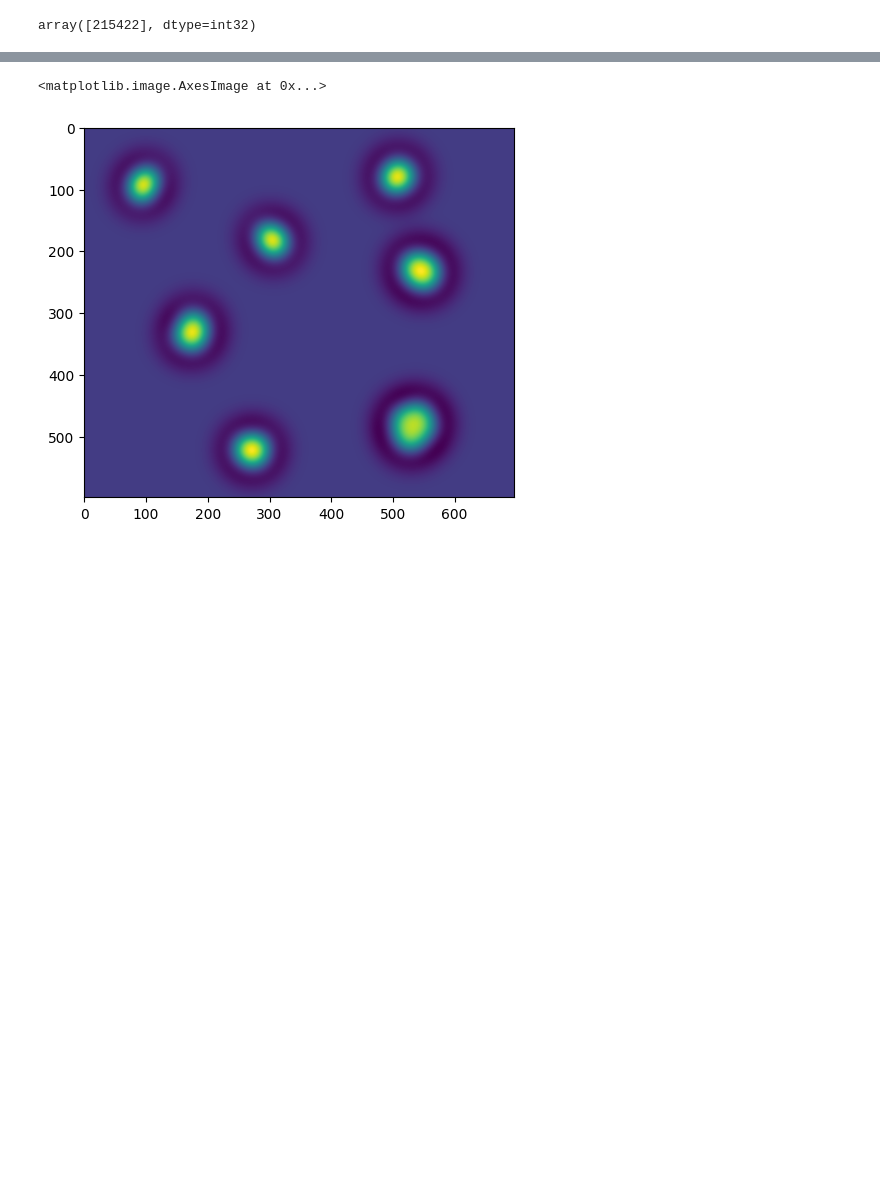
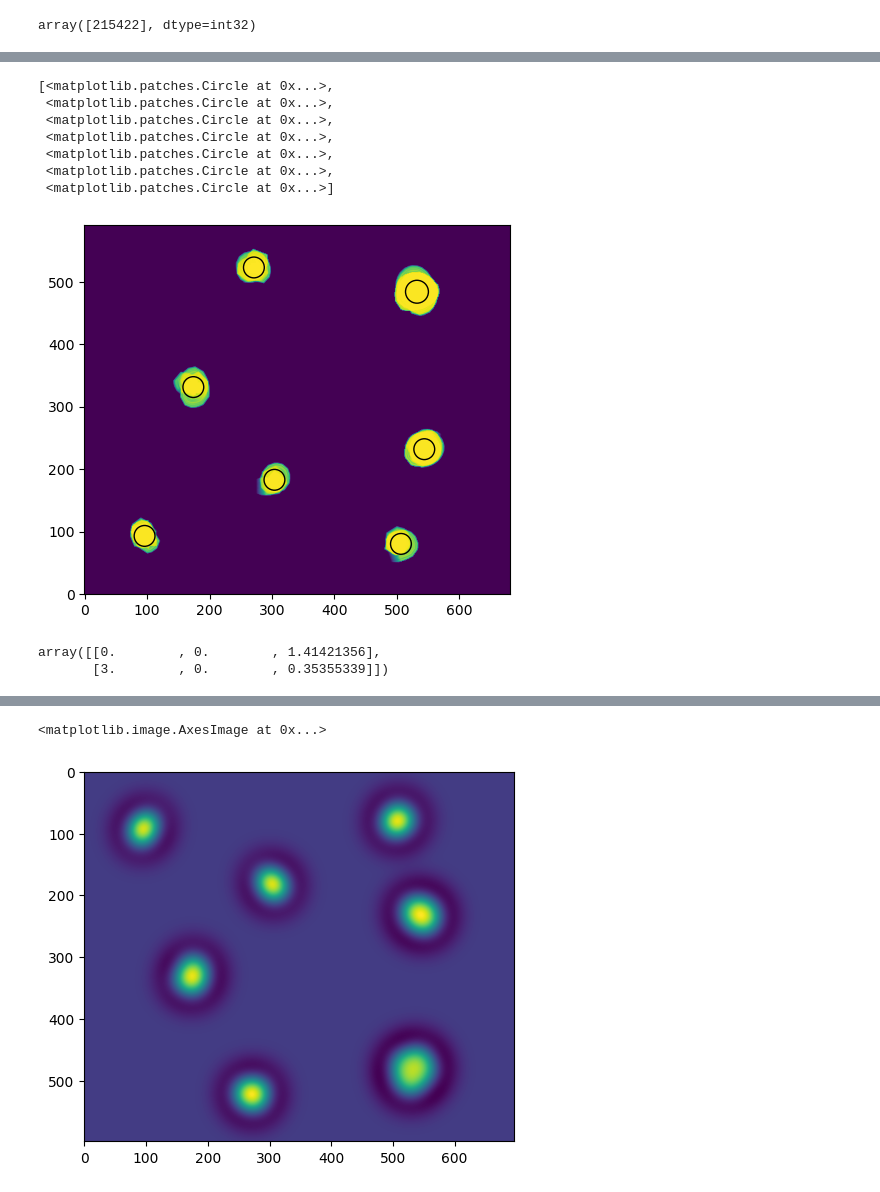
Before and after one commit to amfaber/tracking_optimizations, a Jupyter notebook: gpu-tracking/testing/explore.ipynb, the cells around one changed output, grey strips where cells are left out. Saved outputs shown, nothing was run; the diff lists cells and outputs as text; code cells hidden in the pictures; blank space fills up the shorter version.

```diff
--- a/gpu-tracking/testing/explore.ipynb
+++ b/gpu-tracking/testing/explore.ipynb
@@ -205,0 +225,38 @@ True
+# %%
+res = np.array([
+   0.0,
+    92.98627,
+    95.96606,
+    130442.75,
+    16.666666,
+    0.0,
+    331.374,
+    174.0605,
+    97110.16,
+    16.666666,
+    0.0,
+    522.9718,
+    271.06754,
+    106413.05,
+    16.666666,
+    0.0,
+    182.85509,
+    303.98438,
+    122354.984,
+    16.666666,
+    0.0,
+    80.20427,
+    506.60687,
+    115109.37,
+    16.666666,
+    0.0,
+    231.9041,
+    543.9776,
+    78098.75,
+    16.666666,
+    0.0,
+    484.09412,
+    532.2603,
+    58945.965,
+    18.333332
+]).reshape(-1, 5)
@@ -205,0 +273,15 @@ True
+# %%
+plt.imshow(tifffile.imread("scuffed_blobs_1C_even_dims.tif"), origin="lower")
+[plt.gca().add_patch(plt.Circle((x, y), r, fill = False)) for y, x, r in res[:, (1, 2, 4)]]
+
+# plt.plot(res[:, 2], res[:, 1], "o")
+# pass
+# %% [output]
+[<matplotlib.patches.Circle at 0x...>,
+ <matplotlib.patches.Circle at 0x...>,
+ <matplotlib.patches.Circle at 0x...>,
+ <matplotlib.patches.Circle at 0x...>,
+ <matplotlib.patches.Circle at 0x...>,
+ <matplotlib.patches.Circle at 0x...>,
+ <matplotlib.patches.Circle at 0x...>]
+[figure, added]
@@ -205,0 +300,5 @@ True
+# %%
+_prune_blobs(blobs, 0)
+# %% [output]
+array([[0.        , 0.        , 1.41421356],
+       [3.        , 0.        , 0.35355339]])
```
Also changed, not shown: parts of 43 cells of this notebook, 13 other files.
